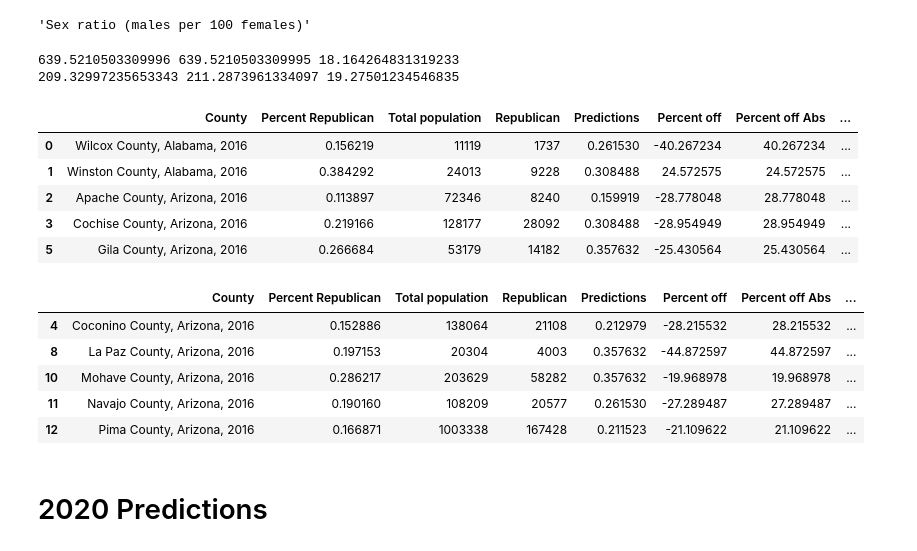
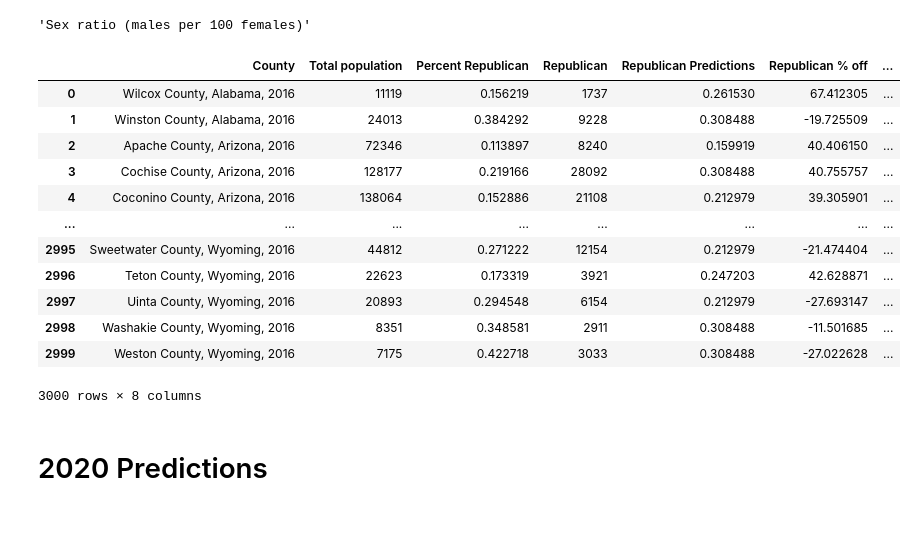
Before and after one commit to StevenDye/2020-Presidential-Election, a Jupyter notebook: Master_Notebook.ipynb, the cells around one changed output. Drawn from its saved outputs; the diff is of its cells as text; code cells hidden in the pictures; blank space fills up the shorter version.

```diff
--- a/Master_Notebook.ipynb
+++ b/Master_Notebook.ipynb
@@ -310,30 +338,29 @@ y_check = regressor.predict(X_train)
 max(X)
 # %% [output]
 'Sex ratio (males per 100 females)'
+# %%
+actual2_R = make_predictions('Republican', regressor, X, y_R, df)
+#actual2_D = make_predictions('Democrat', D_model, X, y_D, df)
+#actual2_O = make_predictions('Other', O_model, X, y_O, df)
+# %%
+actual2_R
+# %% [output]
+|  | County | Total population | Percent Republican | Republican | Republican Predictions | Republican % off | ... |
+| 0 | Wilcox County, Alabama, 2016 | 11119 | 0.156219 | 1737 | 0.261530 | 67.412305 | ... |
+| 1 | Winston County, Alabama, 2016 | 24013 | 0.384292 | 9228 | 0.308488 | -19.725509 | ... |
+| 2 | Apache County, Arizona, 2016 | 72346 | 0.113897 | 8240 | 0.159919 | 40.406150 | ... |
+| 3 | Cochise County, Arizona, 2016 | 128177 | 0.219166 | 28092 | 0.308488 | 40.755757 | ... |
+| 4 | Coconino County, Arizona, 2016 | 138064 | 0.152886 | 21108 | 0.212979 | 39.305901 | ... |
+| ... | ... | ... | ... | ... | ... | ... | ... |
+| 2995 | Sweetwater County, Wyoming, 2016 | 44812 | 0.271222 | 12154 | 0.212979 | -21.474404 | ... |
+| 2996 | Teton County, Wyoming, 2016 | 22623 | 0.173319 | 3921 | 0.247203 | 42.628871 | ... |
+| 2997 | Uinta County, Wyoming, 2016 | 20893 | 0.294548 | 6154 | 0.212979 | -27.693147 | ... |
+| 2998 | Washakie County, Wyoming, 2016 | 8351 | 0.348581 | 2911 | 0.308488 | -11.501685 | ... |
+| 2999 | Weston County, Wyoming, 2016 | 7175 | 0.422718 | 3033 | 0.308488 | -27.022628 | ... |
+3000 rows × 8 columns
 # %%
-train2_df = display_results(train_actual, y_check, df['County'])
-test2_df = display_results(test_actual, y_pred, df['County'])
+# train2_df = display_results(train_actual, y_check, df['County'])
+# test2_df = display_results(test_actual, y_pred, df['County'])
-# %% [output]
-639.5210503309996 639.5210503309995 18.164264831319233
-209.32997235653343 211.2873961334097 19.27501234546835
-# %%
-train2_df.head()
-# %% [output]
-|  | County | Percent Republican | Total population | Republican | Predictions | Percent off | Percent off Abs | ... |
-| 0 | Wilcox County, Alabama, 2016 | 0.156219 | 11119 | 1737 | 0.261530 | -40.267234 | 40.267234 | ... |
-| 1 | Winston County, Alabama, 2016 | 0.384292 | 24013 | 9228 | 0.308488 | 24.572575 | 24.572575 | ... |
-| 2 | Apache County, Arizona, 2016 | 0.113897 | 72346 | 8240 | 0.159919 | -28.778048 | 28.778048 | ... |
-| 3 | Cochise County, Arizona, 2016 | 0.219166 | 128177 | 28092 | 0.308488 | -28.954949 | 28.954949 | ... |
-| 5 | Gila County, Arizona, 2016 | 0.266684 | 53179 | 14182 | 0.357632 | -25.430564 | 25.430564 | ... |
-# %%
-test2_df.head()
-# %% [output]
-|  | County | Percent Republican | Total population | Republican | Predictions | Percent off | Percent off Abs | ... |
-| 4 | Coconino County, Arizona, 2016 | 0.152886 | 138064 | 21108 | 0.212979 | -28.215532 | 28.215532 | ... |
-| 8 | La Paz County, Arizona, 2016 | 0.197153 | 20304 | 4003 | 0.357632 | -44.872597 | 44.872597 | ... |
-| 10 | Mohave County, Arizona, 2016 | 0.286217 | 203629 | 58282 | 0.357632 | -19.968978 | 19.968978 | ... |
-| 11 | Navajo County, Arizona, 2016 | 0.190160 | 108209 | 20577 | 0.261530 | -27.289487 | 27.289487 | ... |
-| 12 | Pima County, Arizona, 2016 | 0.166871 | 1003338 | 167428 | 0.211523 | -21.109622 | 21.109622 | ... |
 # %% [markdown]
 # 2020 Predictions
 # %%
```
Also changed, not shown: parts of 34 cells of this notebook, 1 other file.
